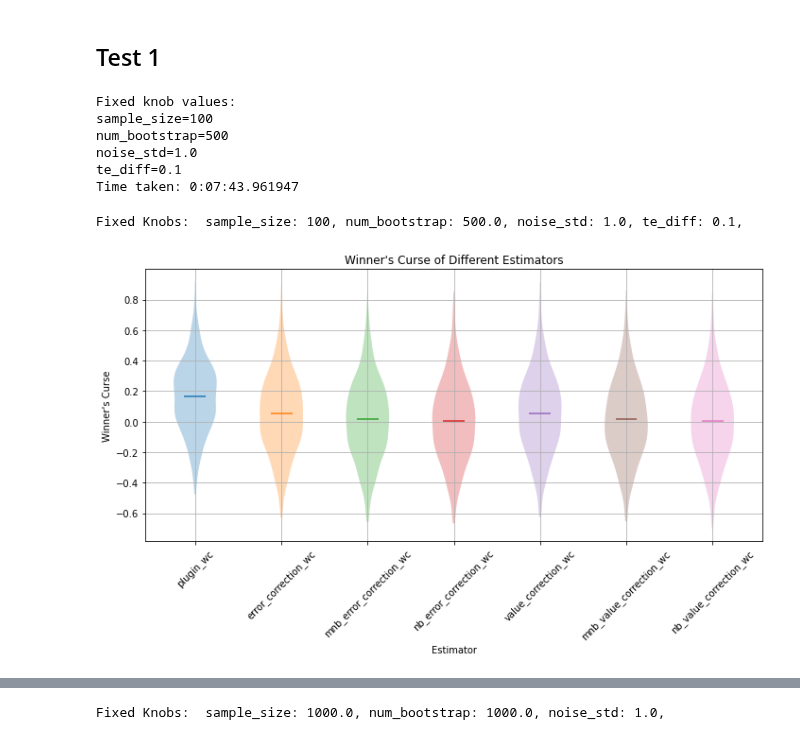
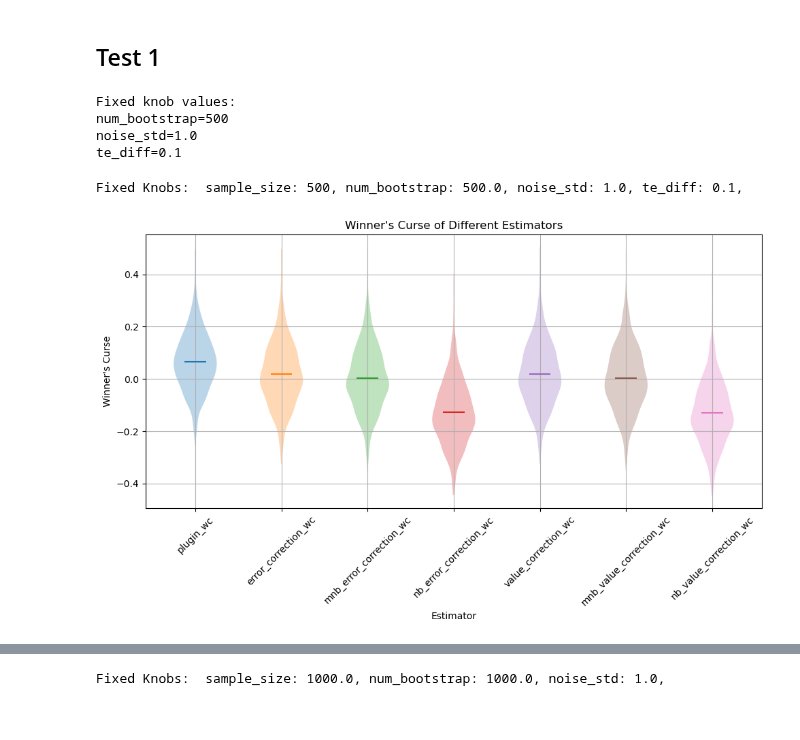
Before and after one commit to iamsikun/winners-curse, a Jupyter notebook: notebooks/group-targeting.ipynb, the cells around one changed output, grey strips where cells are left out. Drawn from its saved outputs; the diff is of its cells as text; code cells hidden in the pictures.

Commit message:
Updated sample size test

```diff
--- a/notebooks/group-targeting.ipynb
+++ b/notebooks/group-targeting.ipynb
@@ -164,31 +164,29 @@ estimators_dict = {
 }
 # %%
 grid_results = grid_experiment(
-    sample_sizes=[100],
+    sample_sizes=[100, 200, 300, 400, 500, 750, 1000, 1500, 2000, 2500, 3000],
     num_bootstraps=[500],
     noise_stds=[1.0],
     te_diffs=[0.1],
     dgp_params=dgp_params,
     targeting_params=targeting_params,
     estimators_dict=estimators_dict,
-    save_dir='results/test.csv',
+    save_dir='results/sample_size_test.csv',
     num_test_groups=25, num_repeats_per_test_group=25,
     verbose=True
 )
 # %% [output]
 Fixed knob values:
-sample_size=100
 num_bootstrap=500
 noise_std=1.0
 te_diff=0.1
-Time taken: 0:07:43.961947
 # %%
 plot_winners_curse_violin(
-    result_dir='results/test.csv', sample_size=100
+    result_dir='results/sample_size_test.csv', sample_size=500
 )
 # %% [output]
-Fixed Knobs:  sample_size: 100, num_bootstrap: 500.0, noise_std: 1.0, te_diff: 0.1,
+Fixed Knobs:  sample_size: 500, num_bootstrap: 500.0, noise_std: 1.0, te_diff: 0.1,
-[figure, old version]
+[figure, new version]
 # %%
 plot_winners_curse_2d(
     result_dir='results/sample_size_test.csv', x='sample_size', confidence_level=0.95,
```
Also changed, not shown: parts of 4 cells of this notebook, 3 other files.
